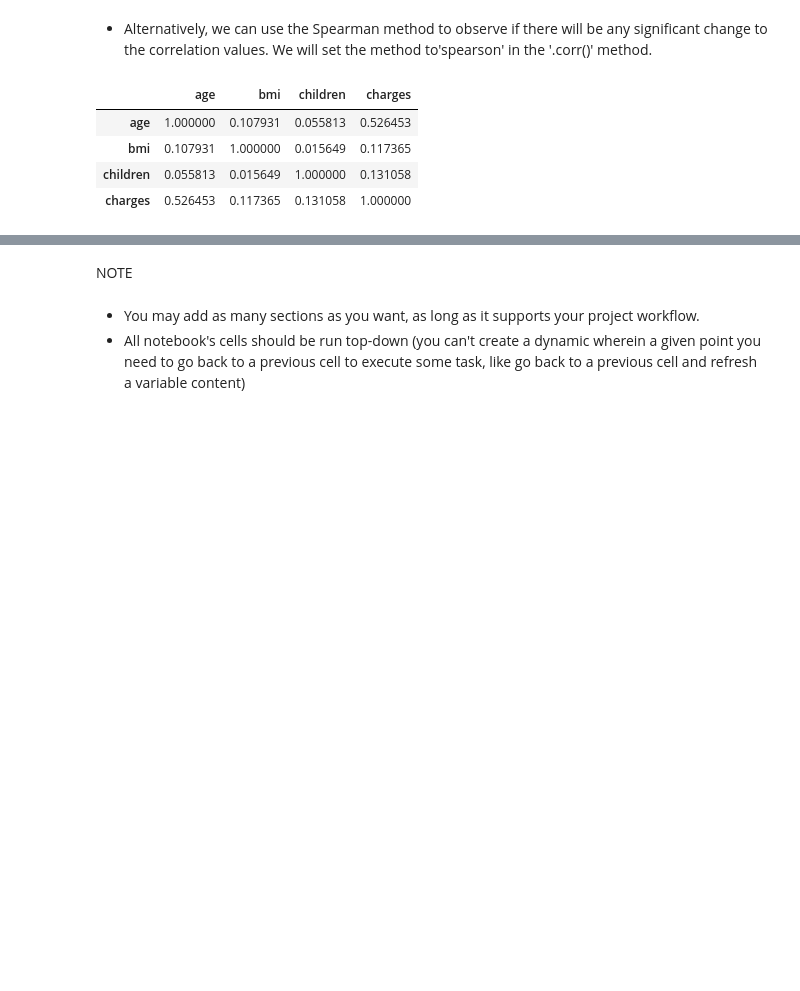
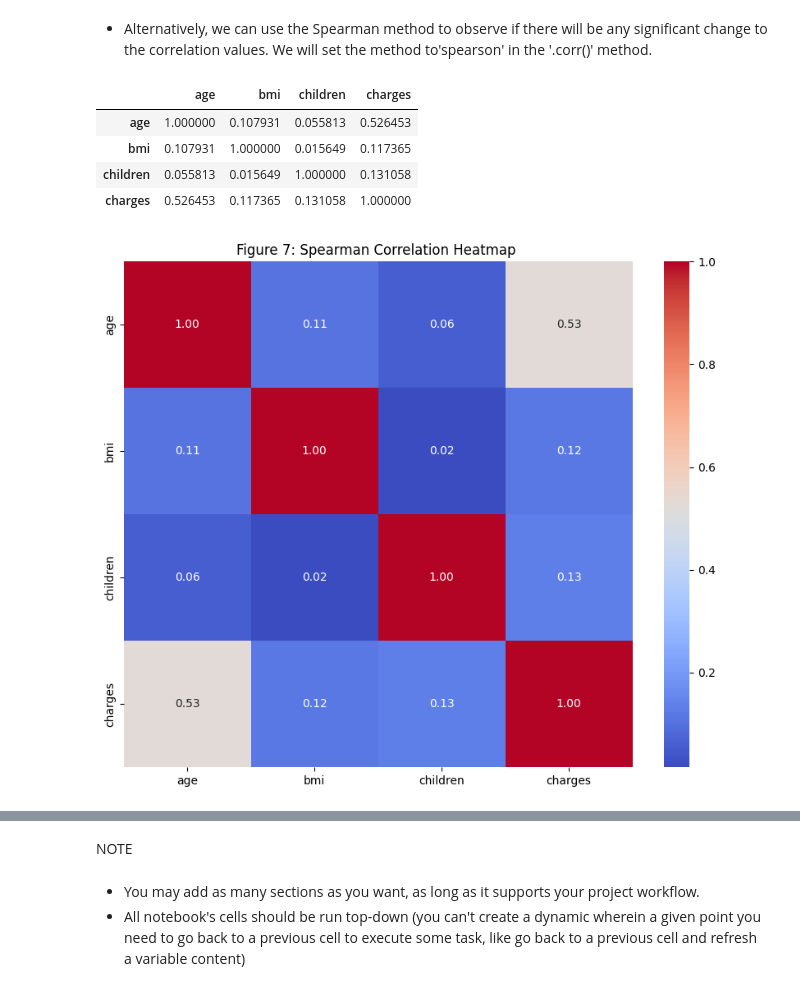
Before and after one commit to chizoalban2003-beep/Project1, a Jupyter notebook: jupyter_notebooks/Notebook_Template.ipynb, the cells around one changed output, grey strips where cells are left out. Cells and saved outputs as stored; diff of their text form; code cells hidden in the pictures; blank space fills up the shorter version.

Commit message:
Observing differences between spearman and pearson's correlation method

```diff
--- a/jupyter_notebooks/Notebook_Template.ipynb
+++ b/jupyter_notebooks/Notebook_Template.ipynb
@@ -336,3 +336,11 @@ df_corr_spearman
 | bmi | 0.107931 | 1.000000 | 0.015649 | 0.117365 |
 | children | 0.055813 | 0.015649 | 1.000000 | 0.131058 |
 | charges | 0.526453 | 0.117365 | 0.131058 | 1.000000 |
+# %%
+# Plotting the heatmap for Spearman correlation
+plt.figure (figsize=(10,8))
+sns.heatmap(df_corr_spearman, annot=True, cmap='coolwarm', fmt=".2f")
+plt.title(f"Figure 7: Spearman Correlation Heatmap ")
+plt.show()
+# %% [output]
+[figure, added]
```
Also changed, not shown: parts of 1 cell of this notebook.
